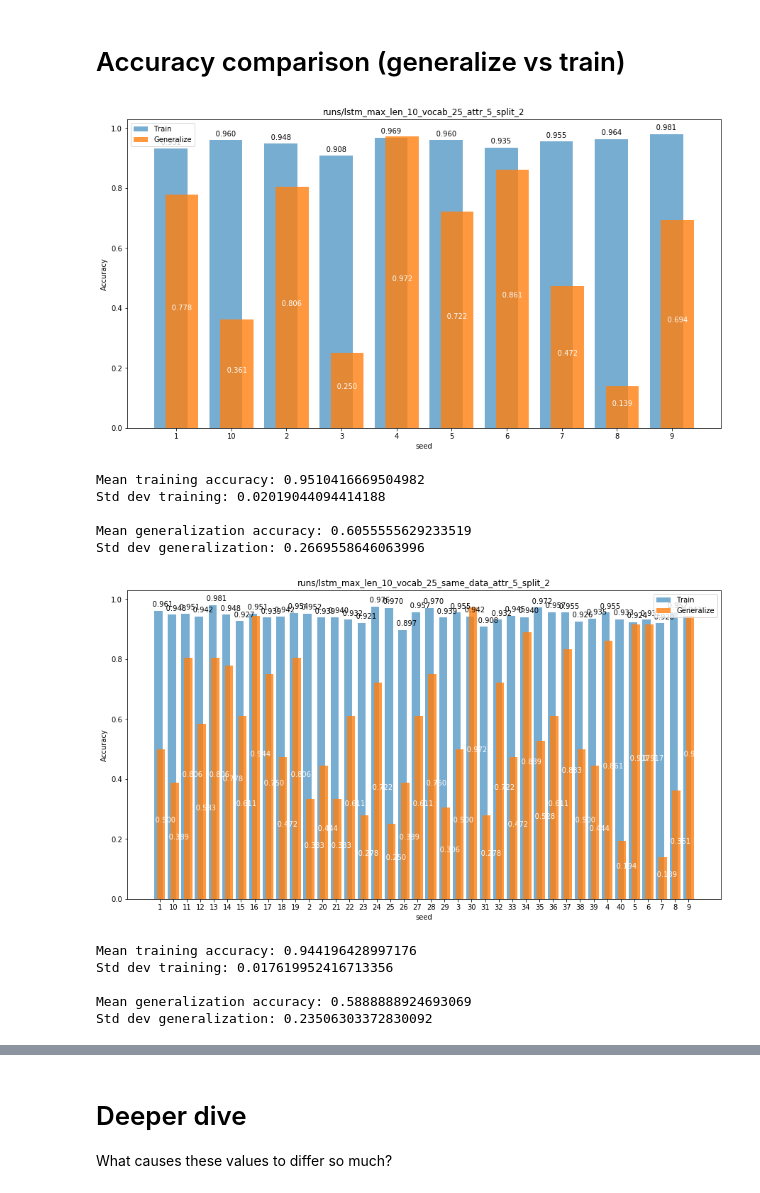
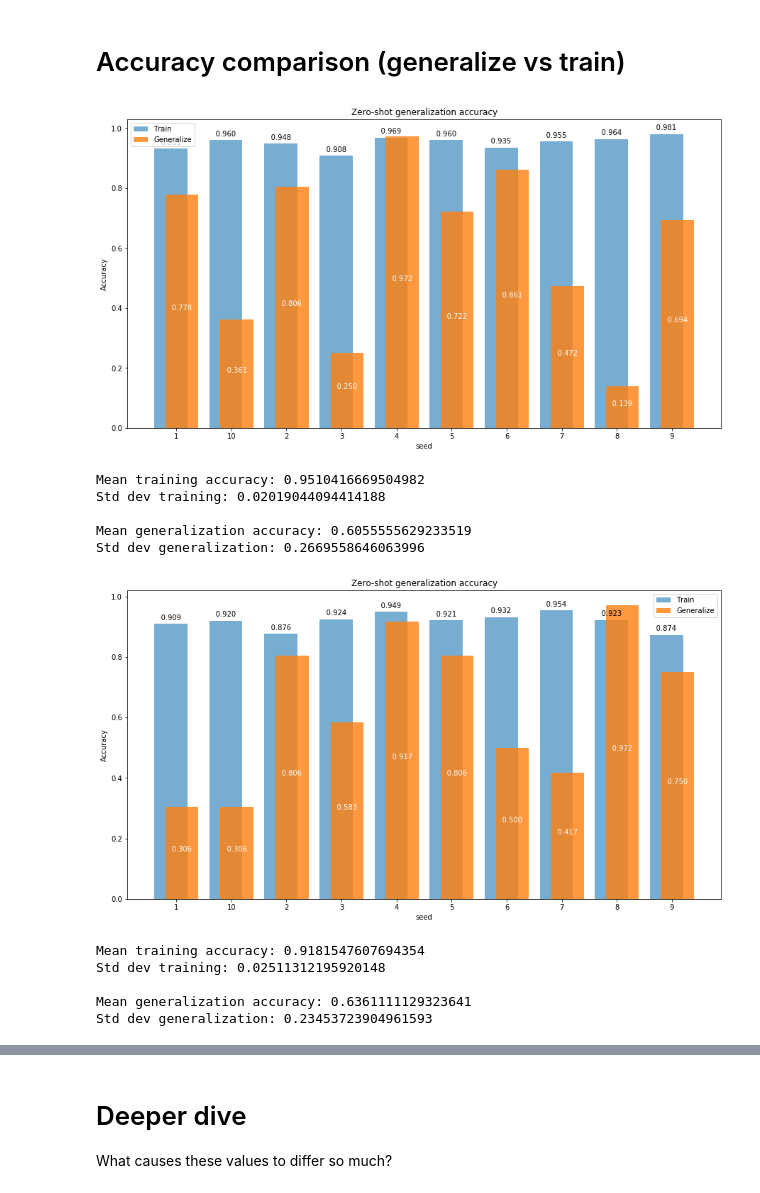
Before and after one commit to OscarLigthart/TopographicSimilarity, a Jupyter notebook: generalization_analysis.ipynb, the cells around one changed output, grey strips where cells are left out. Saved outputs shown, nothing was run; the diff lists cells and outputs as text; code cells hidden in the pictures.

```diff
--- a/generalization_analysis.ipynb
+++ b/generalization_analysis.ipynb
@@ -206,7 +206,7 @@ def plot_metric(paths, metric="loss", run='baseline', ylabel=None, show_error=Tr
 # Choose a run
 # %%
 #path = "split_runs/90-10-split/lstm_max_len_10_vocab_25_attr_5_split"
-path = "runs/lstm_max_len_10_vocab_25_attr_5_split_2"
+path = "runs/lstm_max_len_5_vocab_3_attr_5_split_2"
 
 # paths = ["runs/lstm_max_len_10_vocab_25_attr_5_split_1",
 #         "runs/lstm_max_len_10_vocab_25_attr_5_split_2",
@@ -271,7 +271,7 @@ def plot_results(train, generalize, title = None,individual=False):
     if title:
         plt.title(title)
     plt.xlabel('seed')
-    plt.xticks(index, tuple([i for i in sorted(generalize.keys())]))
+    plt.xticks(index, tuple([i for i in sorted(train.keys())]))
     plt.legend()
 
     plt.show()
@@ -285,21 +285,21 @@ def plot_results(train, generalize, title = None,individual=False):
 # Accuracy comparison (generalize vs train)
 # %%
 paths = ["runs/lstm_max_len_10_vocab_25_attr_5_split_2",
-        "runs/lstm_max_len_10_vocab_25_same_data_attr_5_split_2",]
+        "runs/lstm_max_len_5_vocab_3_same_data_attr_5_split_2",]
 
 for path in paths:
     train, generalize = load_metrics(path)
-    plot_results(train, generalize, title=path)
+    plot_results(train, generalize, title='Zero-shot generalization accuracy')
 # %% [output]
-[figure, old version]
+[figure, new version]
 Mean training accuracy: 0.9510416669504982
 Std dev training: 0.02019044094414188
 
 Mean generalization accuracy: 0.6055555629233519
 Std dev generalization: 0.2669558646063996
-[figure, old version]
+[figure, new version]
-Mean training accuracy: 0.944196428997176
-Std dev training: 0.017619952416713356
+Mean training accuracy: 0.9181547607694354
+Std dev training: 0.02511312195920148
 
-Mean generalization accuracy: 0.5888888924693069
-Std dev generalization: 0.23506303372830092
+Mean generalization accuracy: 0.6361111129323641
+Std dev generalization: 0.23453723904961593
```
Also changed, not shown: parts of 8 cells of this notebook, 9 other files.
